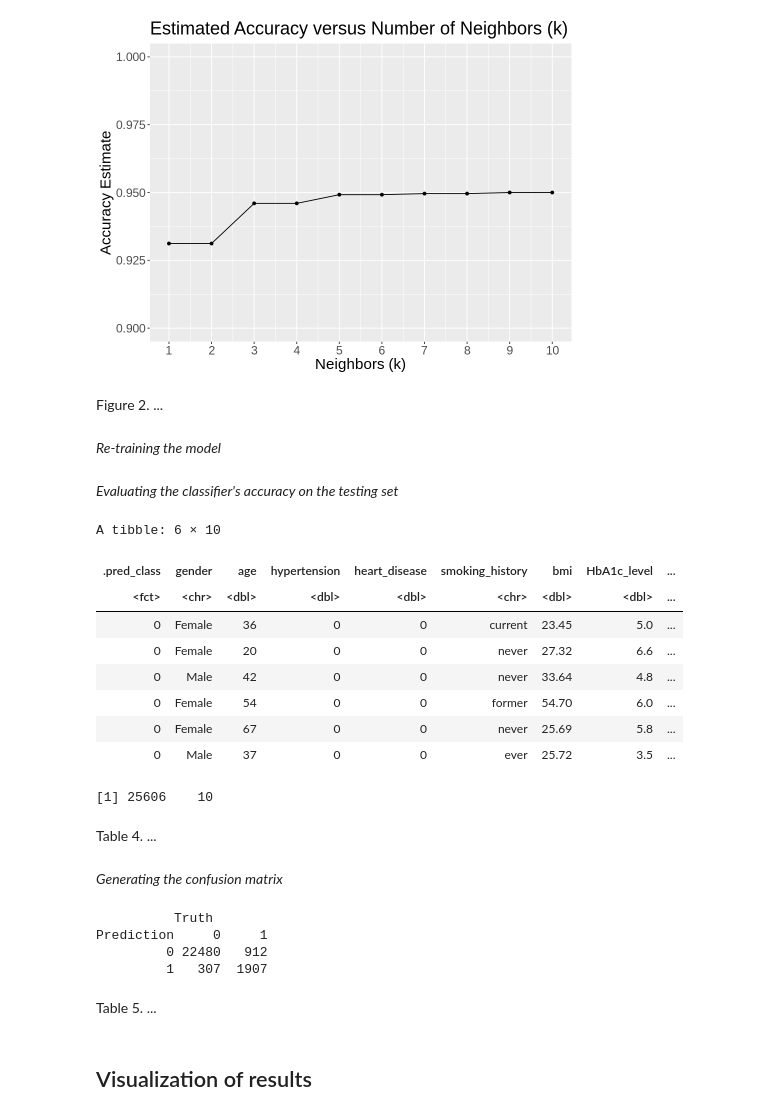
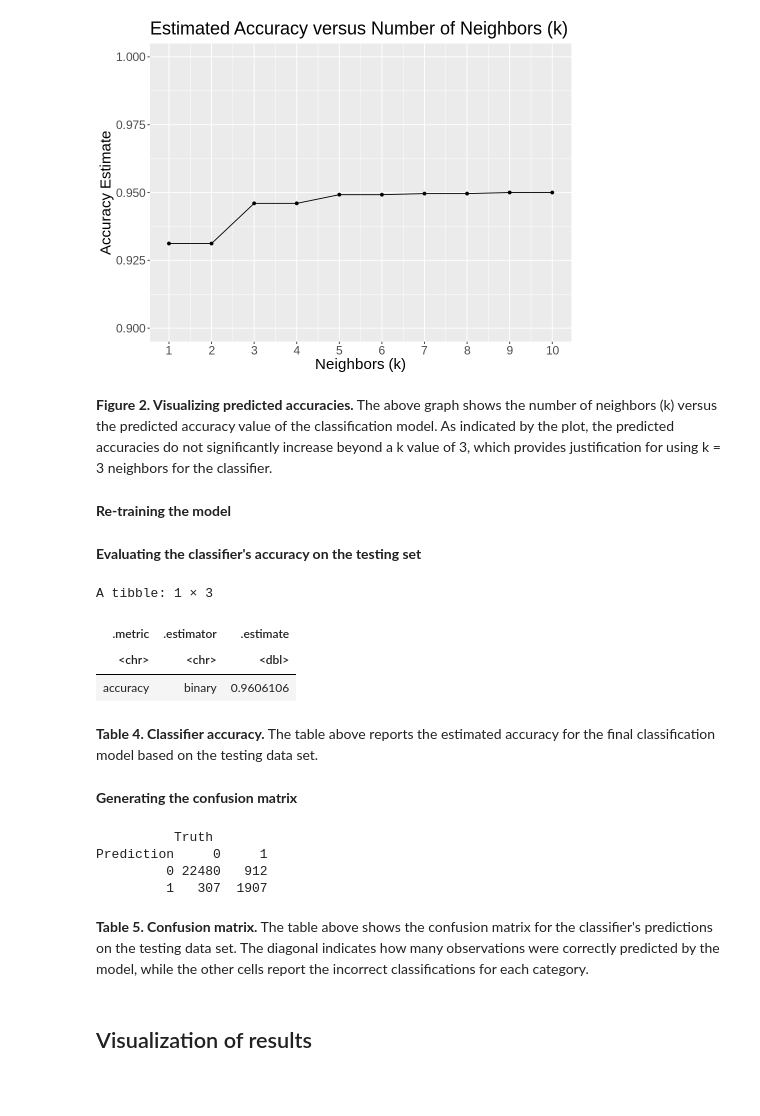
Before and after one commit to YashM8/DS100-GroupProject, a Jupyter notebook: project_33.ipynb, the cells around one changed output. Drawn from its saved outputs; the diff is of its cells as text; code cells hidden in the pictures; blank space fills up the shorter version.

```diff
--- a/project_33.ipynb
+++ b/project_33.ipynb
@@ -44,9 +44,7 @@ diabetes_data <- read_csv(url)
 
 # tidying the data
 tidy_diabetes <- diabetes_data |> filter(smoking_history != "No Info") |> filter(gender != 'Other')|>
-    filter(age >= 2)|> mutate(diabetes = as_factor(diabetes))
-head(tidy_diabetes)
-dim(tidy_diabetes)
+    filter(age >= 18)|> mutate(diabetes = as_factor(diabetes))
 # %% [output]
 Rows: 100000 Columns: 9
 ── Column specification ────────────────────────────────────────────────────────
@@ -248,9 +237,9 @@ accuracy_versus_k
 # %% [output]
 [figure]
 # %% [markdown]
-Figure 2. ...
+**Figure 2. Visualizing predicted accuracies.** The above graph shows the number of neighbors (k) versus the predicted accuracy value of the classification model. As indicated by the plot, the predicted accuracies do not significantly increase beyond a k value of 3, which provides justification for using k = 3 neighbors for the classifier.
 # %% [markdown]
-*Re-training the model*
+**Re-training the model**
 # %%
 set.seed(1)
 
@@ -263,32 +252,26 @@ diabetes_fit <- workflow() |>
     add_model(diabetes_spec) |>
     fit(data = diabetes_train)
 # %% [markdown]
-*Evaluating the classifier's accuracy on the testing set*
+**Evaluating the classifier's accuracy on the testing set**
 # %%
 set.seed(1)
 
 diabetes_predictions <- predict(diabetes_fit, diabetes_test) |>
     bind_cols(diabetes_test)
-head(diabetes_predictions)
-dim(diabetes_predictions)
+
 diabetes_metrics <- diabetes_predictions |>
     metrics(truth = diabetes, estimate = .pred_class) |>
     filter(.metric == "accuracy")
+diabetes_metrics
 # %% [output]
-A tibble: 6 × 10
+A tibble: 1 × 3
-| .pred_class | gender | age | hypertension | heart_disease | smoking_history | bmi | HbA1c_level | ... |
-| <fct> | <chr> | <dbl> | <dbl> | <dbl> | <chr> | <dbl> | <dbl> | ... |
-| 0 | Female | 36 | 0 | 0 | current | 23.45 | 5.0 | ... |
-| 0 | Female | 20 | 0 | 0 | never | 27.32 | 6.6 | ... |
-| 0 | Male | 42 | 0 | 0 | never | 33.64 | 4.8 | ... |
-| 0 | Female | 54 | 0 | 0 | former | 54.70 | 6.0 | ... |
-| 0 | Female | 67 | 0 | 0 | never | 25.69 | 5.8 | ... |
-| 0 | Male | 37 | 0 | 0 | ever | 25.72 | 3.5 | ... |
+| .metric | .estimator | .estimate |
+| <chr> | <chr> | <dbl> |
+| accuracy | binary | 0.9606106 |
-[1] 25606    10
 # %% [markdown]
-Table 4. ...
+**Table 4. Classifier accuracy.** The table above reports the estimated accuracy for the final classification model based on the testing data set.
 # %% [markdown]
-*Generating the confusion matrix*
+**Generating the confusion matrix**
 # %%
 diabetes_conf_mat <- diabetes_predictions |>
     conf_mat(truth = diabetes, estimate = .pred_class)
@@ -299,7 +282,7 @@ Prediction     0     1
          0 22480   912
          1   307  1907
 # %% [markdown]
-Table 5. ...
+**Table 5. Confusion matrix.** The table above shows the confusion matrix for the classifier's predictions on the testing data set. The diagonal indicates how many observations were correctly predicted by the model, while the other cells report the incorrect classifications for each category.
 # %% [markdown]
 ## Visualization of results
 # %%
```
Also changed, not shown: parts of 18 cells of this notebook.
